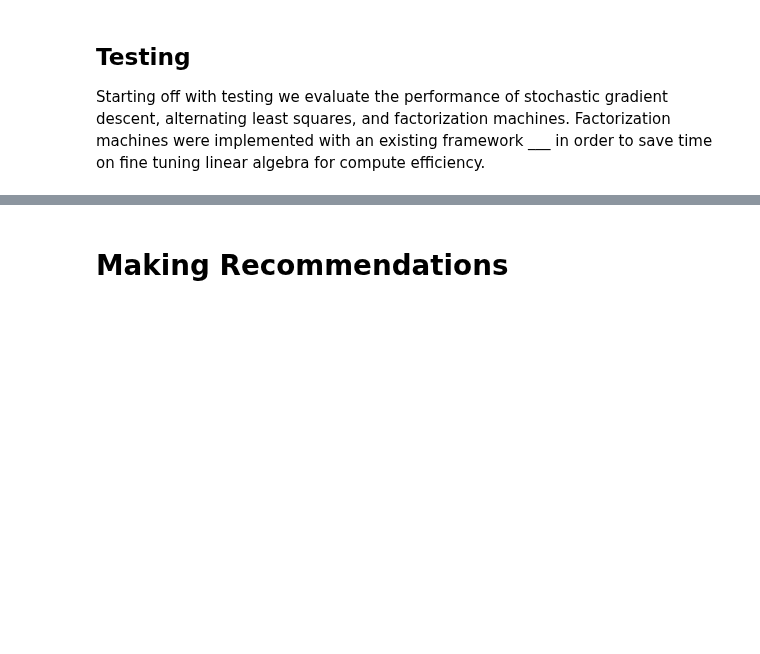
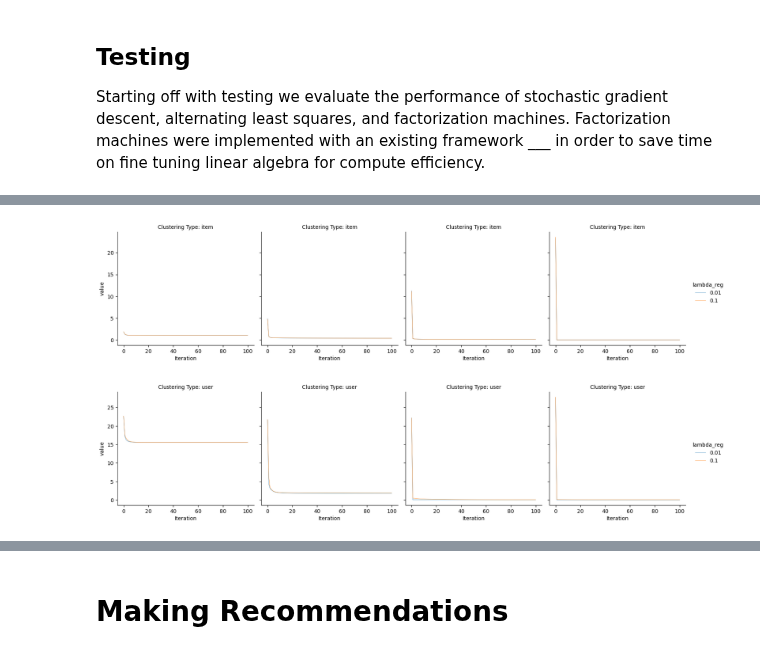
Before and after one commit to nicholas-rf/RecommenderProject, a Jupyter notebook: Modelling/model_report.ipynb, the cells around one changed output, grey strips where cells are left out. Drawn from its saved outputs; the diff is of its cells as text; code cells hidden in the pictures; blank space fills up the shorter version.

```diff
--- a/Modelling/model_report.ipynb
+++ b/Modelling/model_report.ipynb
@@ -263,0 +272,13 @@ Starting off with testing we evaluate the performance of stochastic gradient des
+# %%
+ALS_output = pd.read_csv("../MIND_large/csv/testing_output.csv", index_col=0)
+ALS_output["RMSE"] = ALS_output["RMSE"].apply(eval)
+ALS_output["Max Updates"] = ALS_output["Max Updates"].apply(eval)
+# %%
+columns = [i for i in range(101)]
+rmses = pd.DataFrame()
+print(columns)
+for index, row in ALS_output.iterrows():
+    rmse = row['RMSE'] # gets the rmses
+    data = {columns[i] : rmse[i] for i in range(len(rmse))}
+    meep = pd.DataFrame(columns=columns, data=data, index=[index])
+    rmses = pd.concat([rmses, meep])
@@ -263,0 +287,3 @@ Starting off with testing we evaluate the performance of stochastic gradient des
+# %%
+ALS_w_rmse_col = pd.concat([ALS_output, rmses], axis=1)
+ALS_w_rmse_col
@@ -263,0 +309,3 @@ Starting off with testing we evaluate the performance of stochastic gradient des
+# %%
+ALS_melt = ALS_w_rmse_col.drop(columns=["added_features", "RMSE", "Max Updates"]).melt(id_vars = ["clustering_type", "alg", "k", "lambda_reg"], var_name = "Iteration")
+ALS_melt
@@ -263,0 +326,19 @@ Starting off with testing we evaluate the performance of stochastic gradient des
+# %%
+for clustering_type in ALS_melt['clustering_type'].unique():
+    df_filtered = ALS_melt[ALS_melt['clustering_type'] == clustering_type]
+
+    # Create a FacetGrid for this subset
+    g = sns.FacetGrid(df_filtered, col="k", hue="lambda_reg",
+                      col_wrap=4, height=4)
+    g.map(sns.lineplot, "Iteration", "value", errorbar=None, linewidth=0.5)
+
+    # Adding a title for clarity
+    plt.subplots_adjust(top=0.9)
+    g.set_titles(f'Clustering Type: {clustering_type}')
+
+
+    g.add_legend()
+    plt.show()
+# %% [output]
+[figure, added]
+[figure, added]
```
Also changed, not shown: parts of 34 cells of this notebook, 9 other files.
